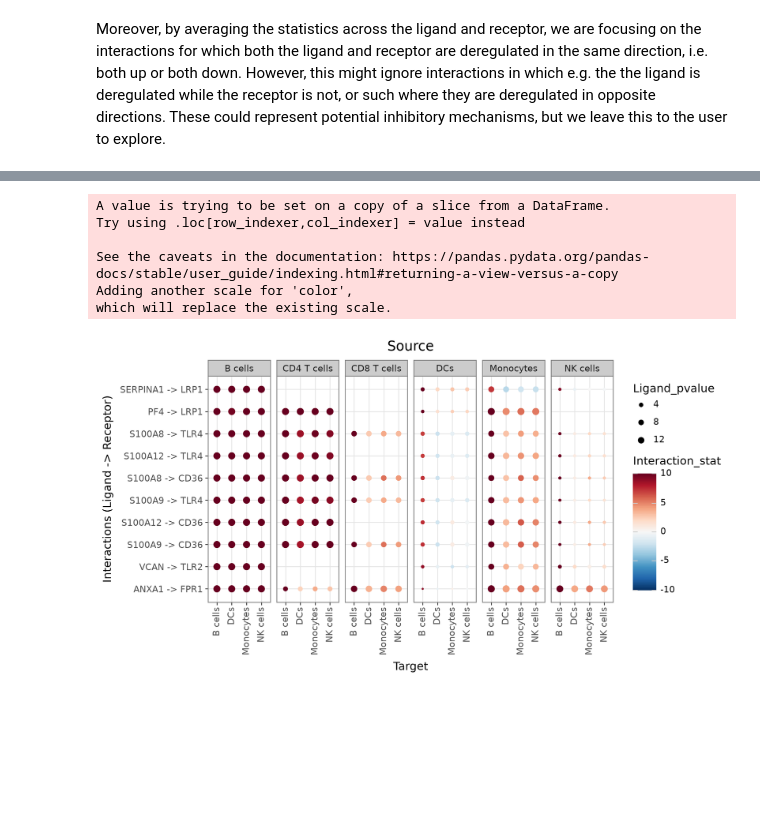
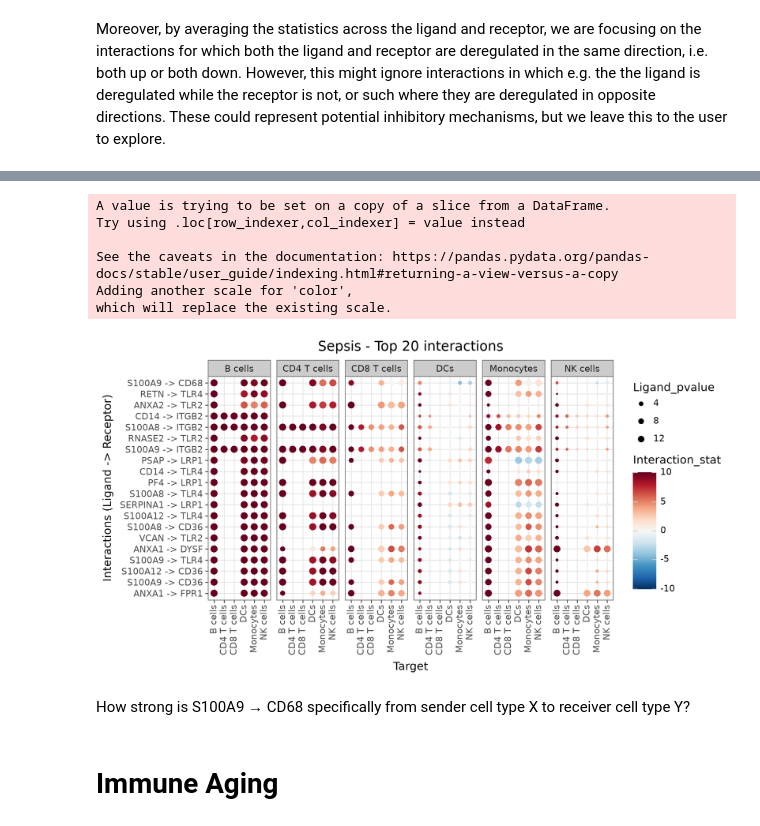
Before and after one commit to auredersch/FoPra_PLAs, a Jupyter notebook: notebooks/exploration_differential_ccs/liana_plus_python.ipynb, the cells around one changed output, grey strips where cells are left out. Saved outputs shown, nothing was run; the diff lists cells and outputs as text; code cells hidden in the pictures; blank space fills up the shorter version.

```diff
--- a/notebooks/exploration_differential_ccs/liana_plus_python.ipynb
+++ b/notebooks/exploration_differential_ccs/liana_plus_python.ipynb
@@ -136,8 +190,8 @@ pdata.obs.groupby(groupby)["psbulk_cells"].describe()
 | neutrophils | 40.0 | 105.250000 | 81.893849 | 13.0 | 53.50 | 77.0 | 119.75 | 332.0 |
 # %%
 tmp = (
-    pdata.obs
-    .groupby(["sample", groupby, "pla_status"], observed=True)
+    pdata_sepsis.obs
+    .groupby(["sample", "lineage", "pla_status"], observed=True)
     .size()
     .unstack("pla_status", fill_value=0)
 )
@@ -397,7 +463,7 @@ sc.pp.log1p(adata_lr)
 # %%
-lr_res = li.multi.df_to_lr(
-    adata_lr,
-    dea_df=dea_df,
+lr_res_sepsis = li.multi.df_to_lr(
+    adata_lr_sepsis,
+    dea_df=dea_df_sepsis,
     resource_name="consensus",
     expr_prop=0.1,
     groupby=groupby,
@@ -408,13 +474,13 @@ lr_res = li.multi.df_to_lr(
     return_all_lrs=False,
 )
 
-lr_res = lr_res.sort_values(
+lr_res_sepsis = lr_res_sepsis.sort_values(
     "interaction_stat",
     ascending=False,
     key=abs
 )
 
-lr_res.head()
+lr_res_sepsis.head()
 # %% [output]
 Using resource `consensus`.
 Using `.X`!
@@ -434,7 +500,7 @@ Features in adata and dea_df are mismatched.
 Moreover, by averaging the statistics across the ligand and receptor, we are focusing on the interactions for which both the ligand and receptor are deregulated in the same direction, i.e. both up or both down. However, this might ignore interactions in which e.g. the the ligand is deregulated while the receptor is not, or such where they are deregulated in opposite directions. These could represent potential inhibitory mechanisms, but we leave this to the user to explore.
 # %%
 # Let's visualize how this looks like for all interactions  (across all cell types)
-lr_res = lr_res.sort_values("interaction_stat", ascending=False)
-lr_res['interaction_stat'].hist(bins=50)
+lr_res_sepsis = lr_res_sepsis.sort_values("interaction_stat", ascending=False)
+lr_res_sepsis['interaction_stat'].hist(bins=50)
 # %% [output]
 <Axes: >
@@ -460,30 +535,35 @@ See the caveats in the documentation: https://pandas.pydata.org/pandas-docs/stab
 # %%
-plot = li.pl.dotplot(liana_res=lr_res,
-                     colour='interaction_stat',
-                     size='ligand_pvalue',
-                     inverse_size=True,
-                     orderby='interaction_stat',
-                     orderby_ascending=False,
-                     orderby_absolute=True,
-                     top_n=10,
-                     size_range=(0.5, 4)
-                     )
+plot = li.pl.dotplot(
+    liana_res=lr_res_sepsis,
+    colour='interaction_stat',
+    size='ligand_pvalue',
+    inverse_size=True,
+    orderby='interaction_stat',
+    orderby_ascending=False,
+    orderby_absolute=True,
+    top_n=20,
+    size_range=(0.5, 4)
+)
 
-# customize plot
 (
     plot
     + p9.theme_bw(base_size=14)
-    # fill cmap blue to red, with 0 the middle
     + p9.scale_color_cmap('RdBu_r', limits=(-10, 10))
-    # rotate x
-    + p9.theme(axis_text_x=p9.element_text(angle=90), figure_size=(11, 6))
-
+    + p9.ggtitle(f"{object_sepsis} - Top 20 interactions")
+    + p9.theme(
+        axis_text_x=p9.element_text(angle=90),
+        figure_size=(11, 6)
+    )
 )
 # %% [output]
 A value is trying to be set on a copy of a slice from a DataFrame.
 Try using .loc[row_indexer,col_indexer] = value instead
 
 See the caveats in the documentation: https://pandas.pydata.org/pandas-docs/stable/user_guide/indexing.html#returning-a-view-versus-a-copy
 Adding another scale for 'color',
 which will replace the existing scale.
-[figure, old version]
+[figure, new version]
+# %% [markdown]
+How strong is S100A9 → CD68 specifically from sender cell type X to receiver cell type Y?
+# %% [markdown]
+# Immune Aging
```
Also changed, not shown: parts of 87 cells of this notebook, 6 other files.
